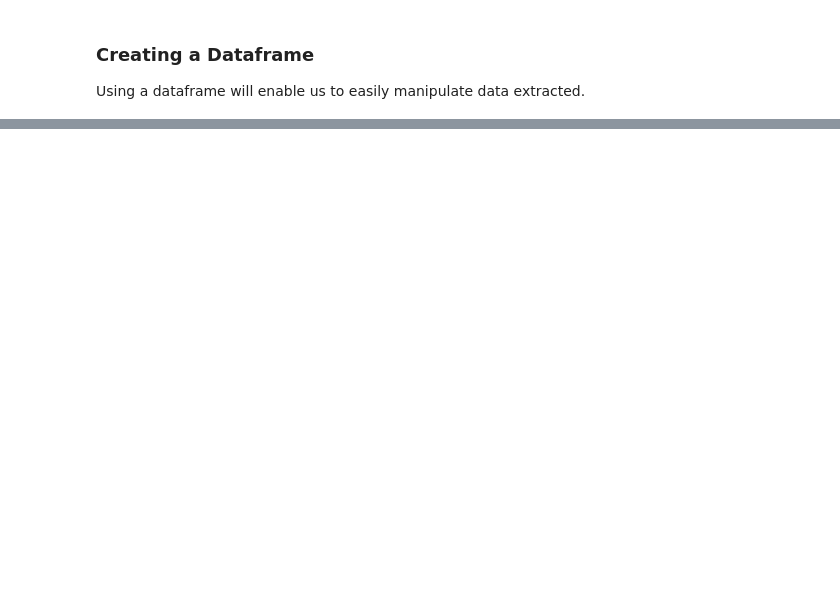
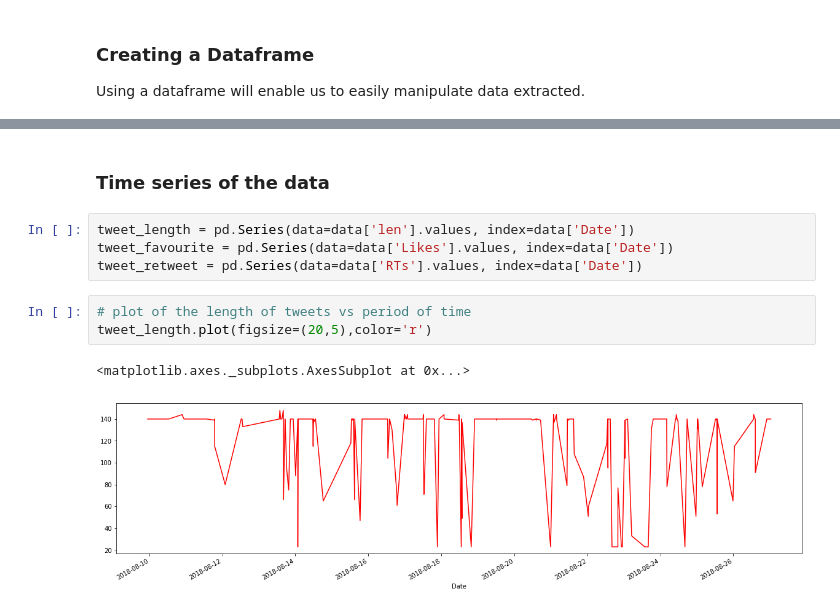
Before and after one commit to muokicaleb/Sentimental_Analysis, a Jupyter notebook: Trump_Tweets_Sentiment_Analysis.ipynb, the cells around one changed output, grey strips where cells are left out. Drawn from its saved outputs; the diff is of its cells as text; blank space fills up the shorter version.

```diff
--- a/Trump_Tweets_Sentiment_Analysis.ipynb
+++ b/Trump_Tweets_Sentiment_Analysis.ipynb
@@ -109,0 +148,12 @@ display(data.head(10))
+# %% [markdown]
+<h3>Time series of the data</h3>
+# %%
+tweet_length = pd.Series(data=data['len'].values, index=data['Date'])
+tweet_favourite = pd.Series(data=data['Likes'].values, index=data['Date'])
+tweet_retweet = pd.Series(data=data['RTs'].values, index=data['Date'])
+# %%
+# plot of the length of tweets vs period of time
+tweet_length.plot(figsize=(20,5),color='r')
+# %% [output]
+<matplotlib.axes._subplots.AxesSubplot at 0x...>
+[figure, added]
```
Also changed, not shown: parts of 12 cells of this notebook.
